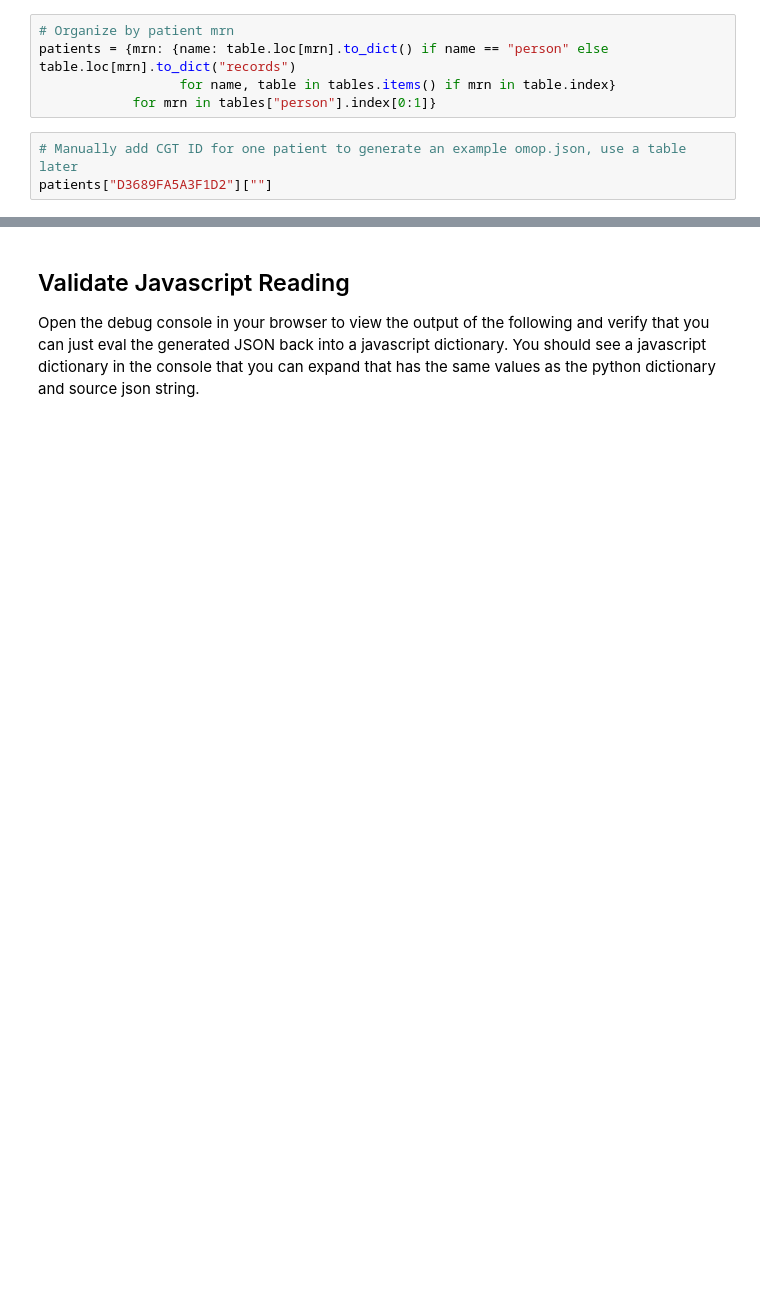
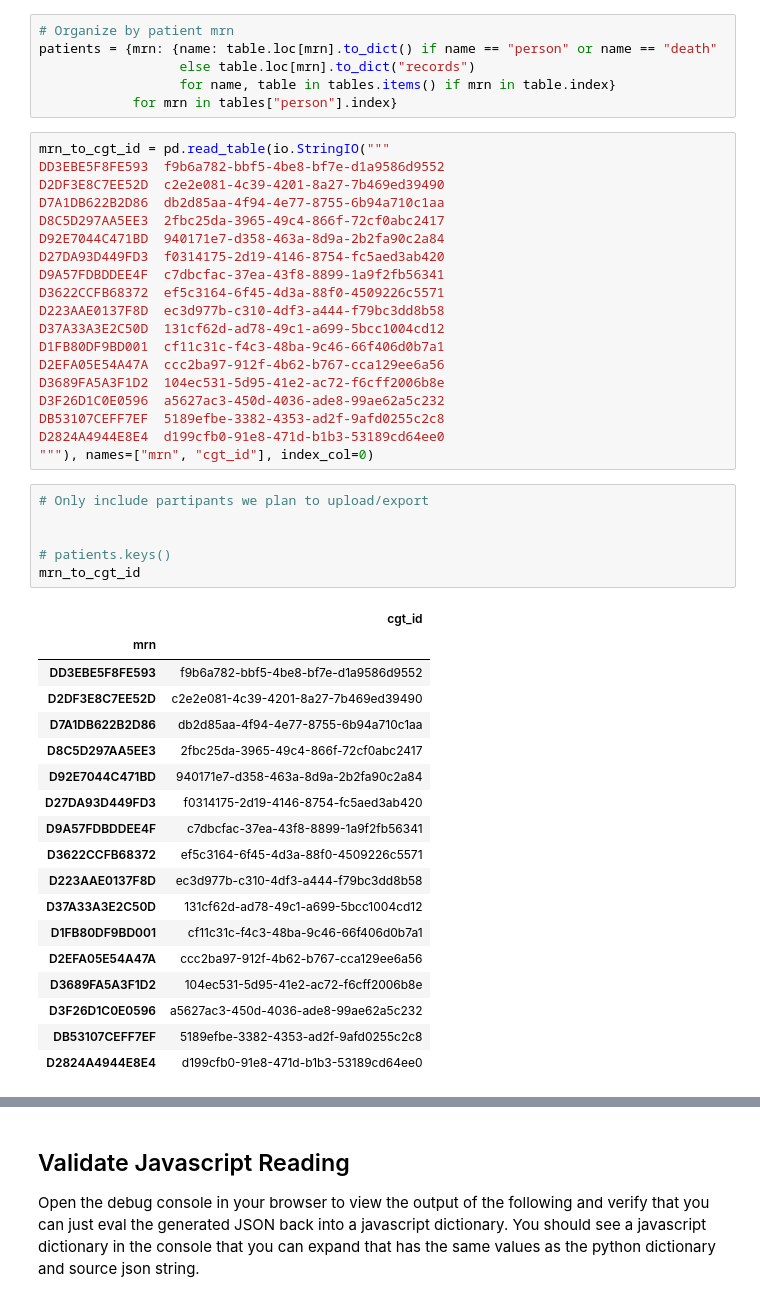
Before and after one commit to rcurrie/notebooks, a Jupyter notebook: omop.ipynb, the cells around one changed output, grey strips where cells are left out. Cells and saved outputs as stored; diff of their text form; blank space fills up the shorter version.

Commit message:
Add initial braingeneers as well as update omop parsing and Treehouse St. Jude projections

```diff
--- a/omop.ipynb
+++ b/omop.ipynb
@@ -20,9 +36,51 @@ dict_keys(['condition_occurrence', 'drug_exposure', 'procedure_occurrence', 'dea
 # %%
 # Organize by patient mrn
-patients = {mrn: {name: table.loc[mrn].to_dict() if name == "person" else table.loc[mrn].to_dict("records")
+patients = {mrn: {name: table.loc[mrn].to_dict() if name == "person" or name == "death"
+                  else table.loc[mrn].to_dict("records")
                   for name, table in tables.items() if mrn in table.index}
-            for mrn in tables["person"].index[0:1]}
+            for mrn in tables["person"].index}
-# %%
-# Manually add CGT ID for one patient to generate an example omop.json, use a table later
-patients["D3689FA5A3F1D2"][""]
+# %%
+mrn_to_cgt_id = pd.read_table(io.StringIO("""
+DD3EBE5F8FE593	f9b6a782-bbf5-4be8-bf7e-d1a9586d9552
+D2DF3E8C7EE52D	c2e2e081-4c39-4201-8a27-7b469ed39490
+D7A1DB622B2D86	db2d85aa-4f94-4e77-8755-6b94a710c1aa
+D8C5D297AA5EE3	2fbc25da-3965-49c4-866f-72cf0abc2417
+D92E7044C471BD	940171e7-d358-463a-8d9a-2b2fa90c2a84
+D27DA93D449FD3	f0314175-2d19-4146-8754-fc5aed3ab420
+D9A57FDBDDEE4F	c7dbcfac-37ea-43f8-8899-1a9f2fb56341
+D3622CCFB68372	ef5c3164-6f45-4d3a-88f0-4509226c5571
+D223AAE0137F8D	ec3d977b-c310-4df3-a444-f79bc3dd8b58
+D37A33A3E2C50D	131cf62d-ad78-49c1-a699-5bcc1004cd12
+D1FB80DF9BD001	cf11c31c-f4c3-48ba-9c46-66f406d0b7a1
+D2EFA05E54A47A	ccc2ba97-912f-4b62-b767-cca129ee6a56
+D3689FA5A3F1D2	104ec531-5d95-41e2-ac72-f6cff2006b8e
+D3F26D1C0E0596	a5627ac3-450d-4036-ade8-99ae62a5c232
+DB53107CEFF7EF	5189efbe-3382-4353-ad2f-9afd0255c2c8
+D2824A4944E8E4	d199cfb0-91e8-471d-b1b3-53189cd64ee0
+"""), names=["mrn", "cgt_id"], index_col=0)
+# %%
+# Only include partipants we plan to upload/export
+
+
+# patients.keys()
+mrn_to_cgt_id
+# %% [output]
+|  | cgt_id |
+| mrn |  |
+| DD3EBE5F8FE593 | f9b6a782-bbf5-4be8-bf7e-d1a9586d9552 |
+| D2DF3E8C7EE52D | c2e2e081-4c39-4201-8a27-7b469ed39490 |
+| D7A1DB622B2D86 | db2d85aa-4f94-4e77-8755-6b94a710c1aa |
+| D8C5D297AA5EE3 | 2fbc25da-3965-49c4-866f-72cf0abc2417 |
+| D92E7044C471BD | 940171e7-d358-463a-8d9a-2b2fa90c2a84 |
+| D27DA93D449FD3 | f0314175-2d19-4146-8754-fc5aed3ab420 |
+| D9A57FDBDDEE4F | c7dbcfac-37ea-43f8-8899-1a9f2fb56341 |
+| D3622CCFB68372 | ef5c3164-6f45-4d3a-88f0-4509226c5571 |
+| D223AAE0137F8D | ec3d977b-c310-4df3-a444-f79bc3dd8b58 |
+| D37A33A3E2C50D | 131cf62d-ad78-49c1-a699-5bcc1004cd12 |
+| D1FB80DF9BD001 | cf11c31c-f4c3-48ba-9c46-66f406d0b7a1 |
+| D2EFA05E54A47A | ccc2ba97-912f-4b62-b767-cca129ee6a56 |
+| D3689FA5A3F1D2 | 104ec531-5d95-41e2-ac72-f6cff2006b8e |
+| D3F26D1C0E0596 | a5627ac3-450d-4036-ade8-99ae62a5c232 |
+| DB53107CEFF7EF | 5189efbe-3382-4353-ad2f-9afd0255c2c8 |
+| D2824A4944E8E4 | d199cfb0-91e8-471d-b1b3-53189cd64ee0 |
 # %%
```
Also changed, not shown: parts of 9 cells of this notebook, 2 other files.
